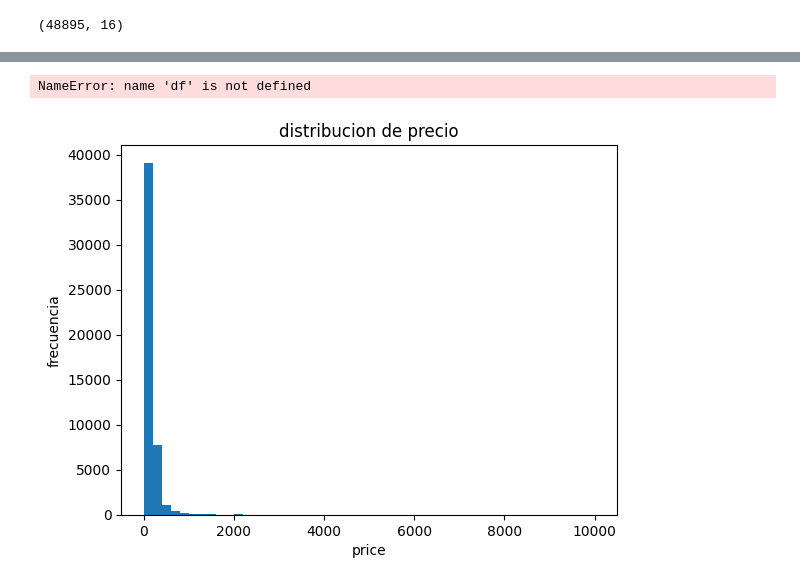
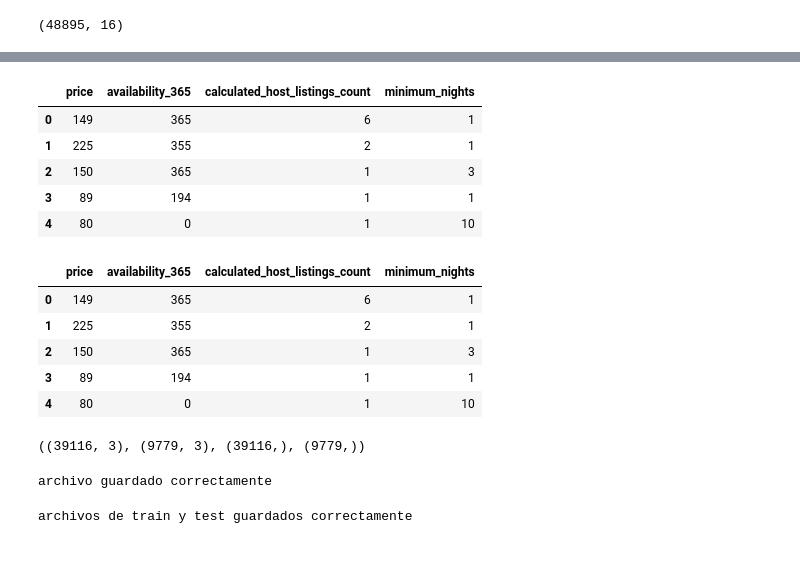
Before and after one commit to Antonio-garcia-2025/machine-learning-python-template, a Jupyter notebook: src/explore.ipynb, the cells around one changed output, grey strips where cells are left out. Drawn from its saved outputs; the diff is of its cells as text; code cells hidden in the pictures; blank space fills up the shorter version.

```diff
--- a/src/explore.ipynb
+++ b/src/explore.ipynb
@@ -27,2 +151,0 @@ NameError: name 'df' is not defined
-# %%
-df = df[df["price"] > 0]
@@ -31,6 +151,0 @@ NameError: name 'df' is not defined
-# %%
-no_aportan = ["id","name","host_name","last_review"]
-df = df.drop(
-    columns=[c for c in no_aportan if c in df.columns]
-)
-df.columns
@@ -51,20 +152,31 @@ plt.show
-# %%
-df = df[(df["price"] > 0) & (df["price"] < 500)]
-# %%
-df["room_type"] = df["room_type"].astype("category")
-df["neighbourhood_group"] = df["neighbourhood_group"].astype("category")
-# %%
-import seaborn as sns
-sns.heatmap(df.corr(numeric_only=True))
-plt.show()
-# %% [output]
-NameError: name 'df' is not defined
-# %%
-import matplotlib.pyplot as plt
-plt.hist(df["price"], bins=50)
-plt.xlabel("price")
-plt.ylabel("frecuencia")
-plt.title("distribucion de precio")
-plt.show()
-# %% [output]
-[figure, removed]
+# %%
+df_model = df[
+    [
+        "price",
+        "availability_365",
+        "calculated_host_listings_count",
+        "minimum_nights",
+
+    ]
+]
+
+df_model.head()
+# %% [output]
+|  | price | availability_365 | calculated_host_listings_count | minimum_nights |
+| 0 | 149 | 365 | 6 | 1 |
+| 1 | 225 | 355 | 2 | 1 |
+| 2 | 150 | 365 | 1 | 3 |
+| 3 | 89 | 194 | 1 | 1 |
+| 4 | 80 | 0 | 1 | 10 |
+# %%
+df_model = df_model.dropna()
+
+df_model = pd.get_dummies(df_model,drop_first=True)
+df_model.head()
+# %% [output]
+|  | price | availability_365 | calculated_host_listings_count | minimum_nights |
+| 0 | 149 | 365 | 6 | 1 |
+| 1 | 225 | 355 | 2 | 1 |
+| 2 | 150 | 365 | 1 | 3 |
+| 3 | 89 | 194 | 1 | 1 |
+| 4 | 80 | 0 | 1 | 10 |
@@ -70,0 +188,17 @@ plt.show()
+# %%
+x_train.shape, x_test.shape, y_train.shape, y_test.shape
+# %% [output]
+((39116, 3), (9779, 3), (39116,), (9779,))
+# %%
+df_model.to_csv(os.path.join(ROOT, "data", "processed", "airbnb_nyc_processed.csv"), index=False)
+print("archivo guardado correctamente")
+# %% [output]
+archivo guardado correctamente
+# %%
+x_train.to_csv(os.path.join(ROOT, "data", "processed", "x_train.csv"), index=False)
+x_test.to_csv(os.path.join(ROOT, "data", "processed", "x_test.csv"), index=False)
+y_train.to_csv(os.path.join(ROOT, "data", "processed", "y_train.csv"), index=False)
+y_test.to_csv(os.path.join(ROOT, "data", "processed", "y_test.csv"), index=False)
+print("archivos de train y test guardados correctamente")
+# %% [output]
+archivos de train y test guardados correctamente
```
Also changed, not shown: parts of 16 cells of this notebook, 6 other files.
